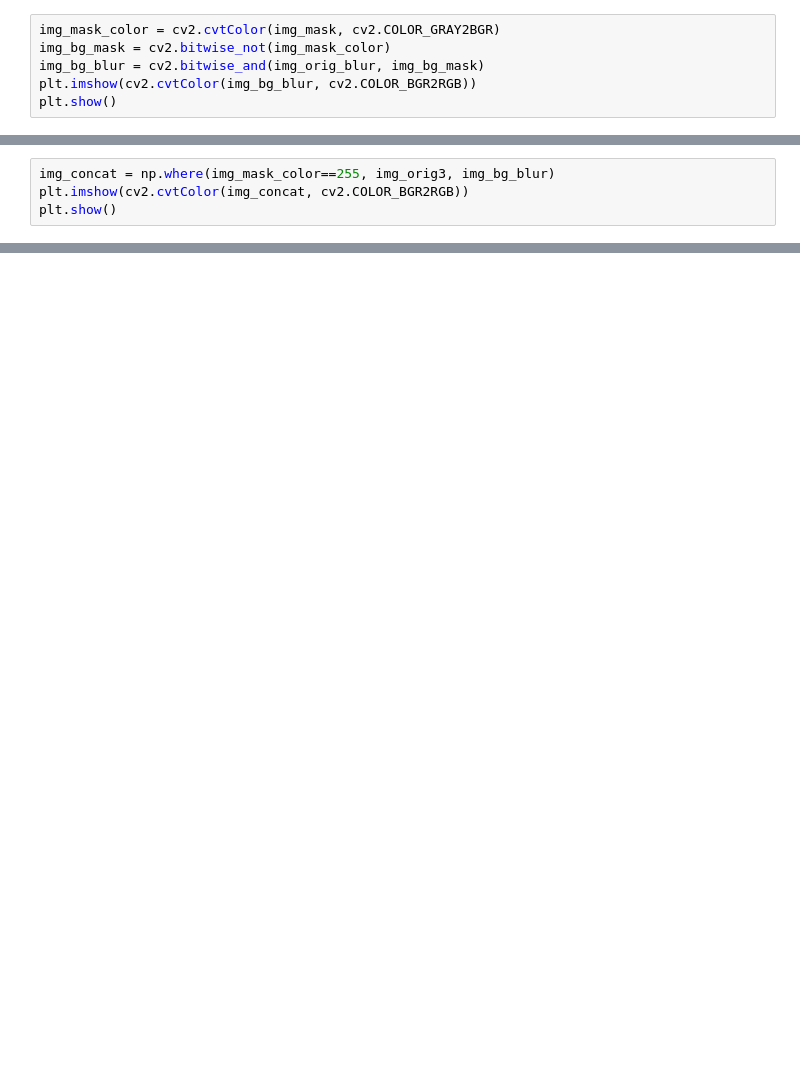
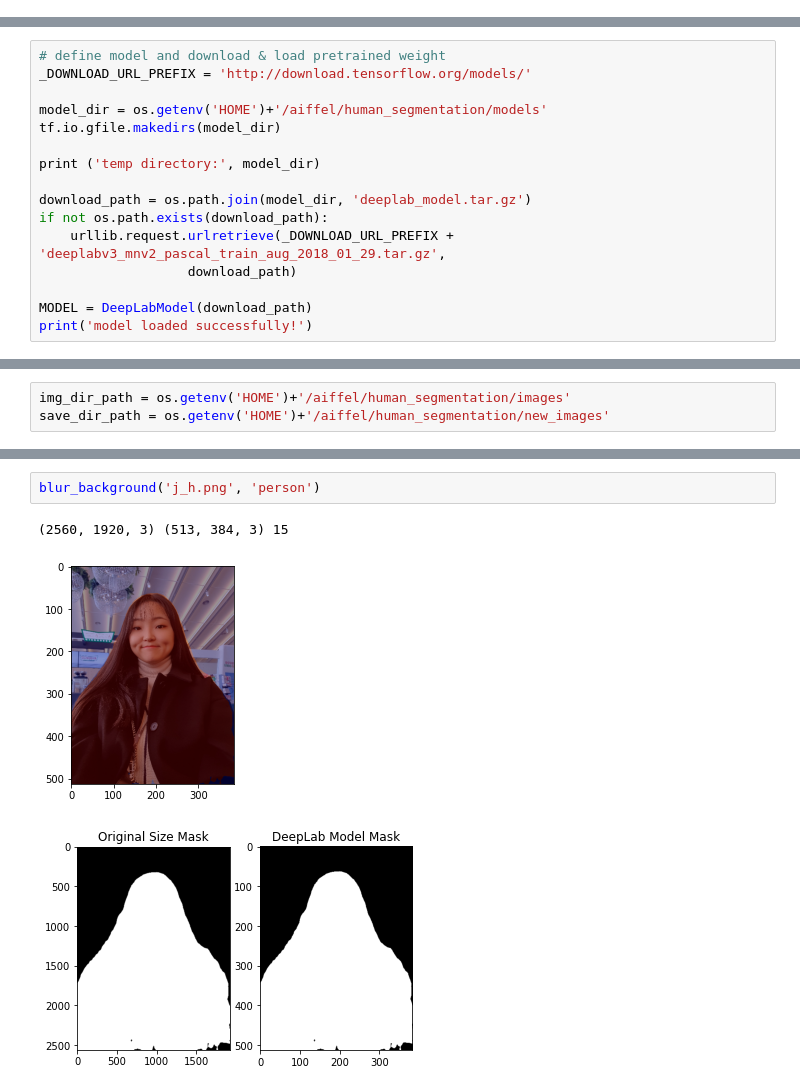
Before and after one commit to JUHYUN030/AIFFEL_project, a Jupyter notebook: [E-07]semantic_segmentation.ipynb, the cells around one changed output, grey strips where cells are left out. Drawn from its saved outputs; the diff is of its cells as text; blank space fills up the shorter version.

```diff
--- a/[E-07]semantic_segmentation.ipynb
+++ b/[E-07]semantic_segmentation.ipynb
@@ -446,6 +0,0 @@ plt.show()
-# %%
-img_mask_color = cv2.cvtColor(img_mask, cv2.COLOR_GRAY2BGR)
-img_bg_mask = cv2.bitwise_not(img_mask_color)
-img_bg_blur = cv2.bitwise_and(img_orig_blur, img_bg_mask)
-plt.imshow(cv2.cvtColor(img_bg_blur, cv2.COLOR_BGR2RGB))
-plt.show()
@@ -456,4 +0,0 @@ plt.show()
-# %%
-img_concat = np.where(img_mask_color==255, img_orig3, img_bg_blur)
-plt.imshow(cv2.cvtColor(img_concat, cv2.COLOR_BGR2RGB))
-plt.show()
@@ -476,0 +62,16 @@ plt.show()
+# %%
+# define model and download & load pretrained weight
+_DOWNLOAD_URL_PREFIX = 'http://download.tensorflow.org/models/'
+
+model_dir = os.getenv('HOME')+'/aiffel/human_segmentation/models'
+tf.io.gfile.makedirs(model_dir)
+
+print ('temp directory:', model_dir)
+
+download_path = os.path.join(model_dir, 'deeplab_model.tar.gz')
+if not os.path.exists(download_path):
+    urllib.request.urlretrieve(_DOWNLOAD_URL_PREFIX + 'deeplabv3_mnv2_pascal_train_aug_2018_01_29.tar.gz',
+                   download_path)
+
+MODEL = DeepLabModel(download_path)
+print('model loaded successfully!')
@@ -476,0 +89,3 @@ plt.show()
+# %%
+img_dir_path = os.getenv('HOME')+'/aiffel/human_segmentation/images'
+save_dir_path = os.getenv('HOME')+'/aiffel/human_segmentation/new_images'
@@ -476,0 +145,6 @@ plt.show()
+# %%
+blur_background('j_h.png', 'person')
+# %% [output]
+(2560, 1920, 3) (513, 384, 3) 15
+[figure, added]
+[figure, added]
```
Also changed, not shown: parts of 85 cells of this notebook.
